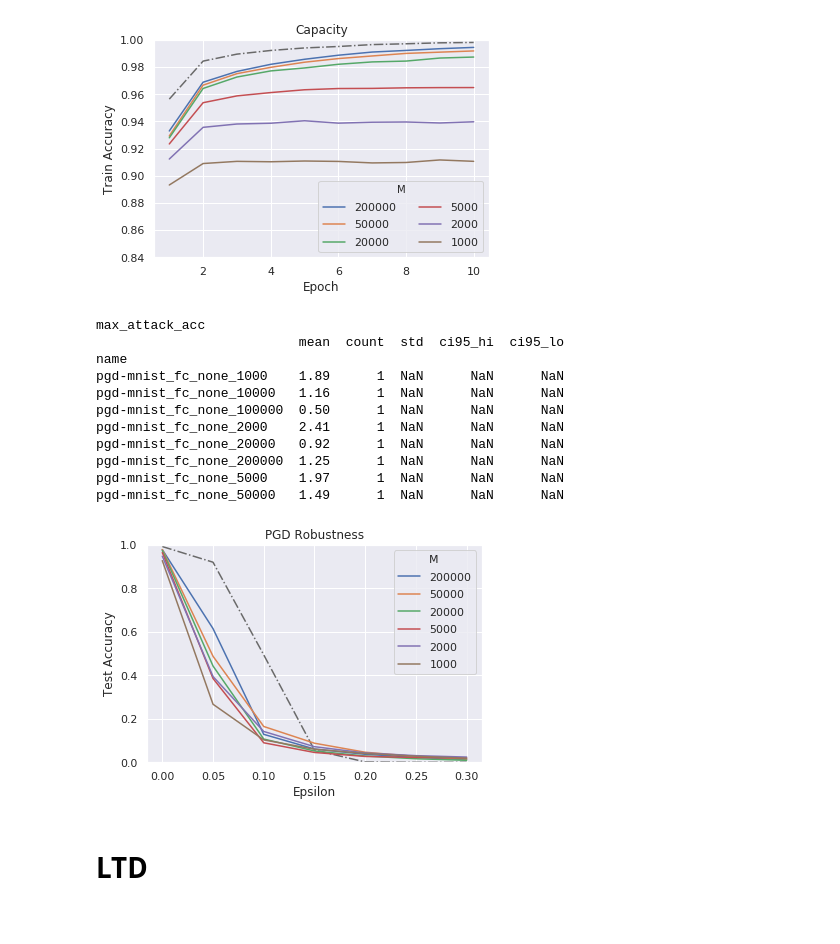
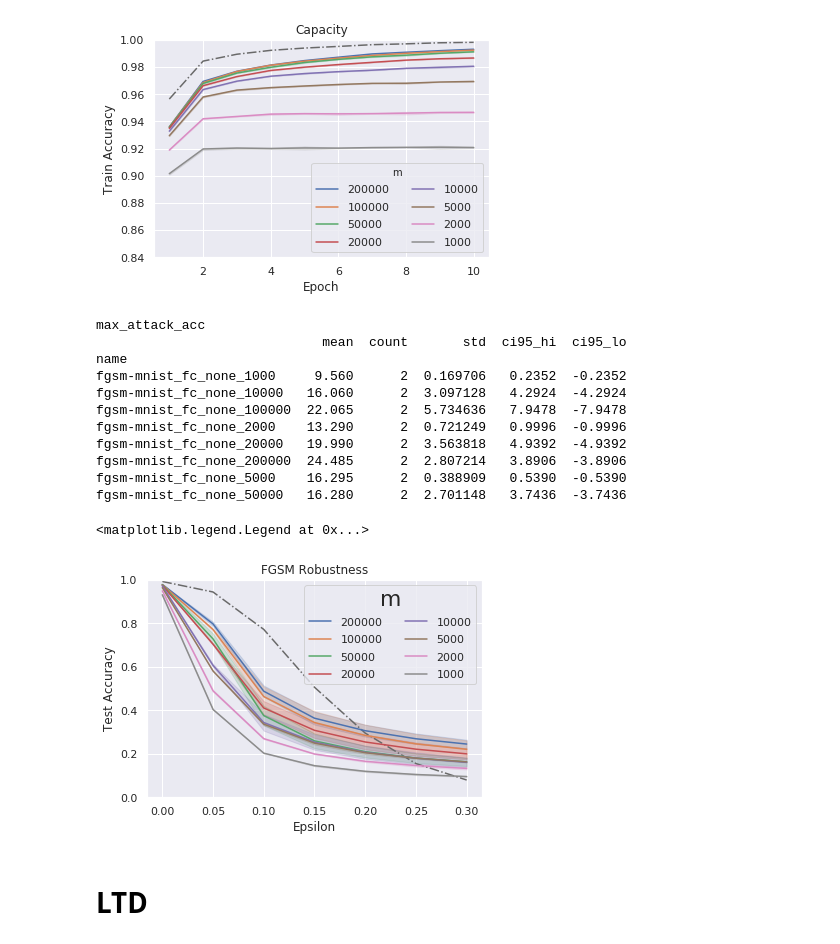
Before and after one commit to liuyuezhang/cerebellum, a Jupyter notebook: notebook/plot.ipynb, the cells around one changed output. Drawn from its saved outputs; the diff is of its cells as text; code cells hidden in the pictures.

```diff
--- a/notebook/plot.ipynb
+++ b/notebook/plot.ipynb
@@ -37,5 +37,5 @@ def calc_c95(table, value, group_name='name'):
 # %%
-name = 'mnist_fc_none_200000_0'
+name = 'cifar10_plain_none_128_0'
 
 # check id
 api = wandb.Api()
@@ -50,24 +50,26 @@ mnist_fc_none_200000_0 puq2f4zd
 # %%
+ENV = 'mnist'
+
 run_dict = {}
 
 api = wandb.Api()
 runs = api.runs("liuyuezhang/cerebellum")
 for run in runs:
-    if run.name == 'mnist_plain_none_50_0':
-        run_dict['mnist'] = run
+    if run.name.startswith(ENV + '_plain_none'):
+        run_dict[ENV] = run
         print(run.name, run.id)
-    elif run.name == 'fgsm-mnist_plain_none_50_0':
-        run_dict['fgsm-mnist'] = run
+    elif run.name.startswith('fgsm-'+ ENV + '_plain_none'):
+        run_dict['fgsm-' + ENV] = run
         print(run.name, run.id)
-    elif run.name == 'pgd-mnist_plain_none_50_0':
-        run_dict['pgd-mnist'] = run
+    elif run.name.startswith('pgd-' + ENV + '_plain_none'):
+        run_dict['pgd-' + ENV] = run
         print(run.name, run.id)
 
 baseline_dict = {}
 
 for env, run in run_dict.items():
     # train
-    if env == 'mnist':
+    if env == ENV:
         baseline = pd.DataFrame()
         history = run.history(samples=1000)
         baseline['train_acc'] = history['train_acc'].dropna()
@@ -132,7 +134,7 @@ for run in runs:
 
         best_train_acc = history['best_train_acc'].dropna().item() * 100
         best_test_acc = history['best_test_acc'].dropna().item() * 100
-        name = run.name[:-2]
+        name = env + '_' + method + '_' + ltd + '_' + str(n)
         table = table.append(pd.DataFrame(
             {'best_train_acc': best_train_acc, 'best_test_acc': best_test_acc, 'name': name}, index=[run.name]))
 
@@ -163,12 +165,12 @@ ax = sns.lineplot(x='epoch', y='train_acc', hue='', ci=95, n_boot=1000,
                   data=df)
 ax.set(title='Capacity', xlabel='Epoch', ylabel='Train Accuracy')
 plt.ylim(0.84, 1.0)
-plt.legend(loc='lower right', ncol=2, title='M')
+plt.legend(loc='lower right', ncol=2, title='m')
 plt.savefig('/home/liuyuezhangadam/Desktop/cerebellum/fig/wide_'+ENV+'.png', dpi=300)
 # %% [output]
-[figure, old version]
+[figure, new version]
 # %%
-ATTACK = 'pgd'
+ATTACK = 'fgsm'
 ENV = ATTACK + '-mnist'
 METHOD = 'fc'
 LTD = ['none']
@@ -189,39 +191,40 @@ for run in runs:
         history = run.history(samples=1000)
         temp['attack_acc'] = history['attack_acc'].dropna()
         temp['eps'] = history['eps'].dropna()
-        temp['M'] = "${}$".format(n)
+        temp[''] = "${}$".format(n)
         temp['seed'] = seed
         df = df.append(temp)
 
         max_attack_acc = history['max_attack_acc'].dropna().item() * 100
-        name = run.name[:-2]
+        name = env + '_' + method + '_' + ltd + '_' + str(n)
         table = table.append(pd.DataFrame(
             {'max_attack_acc': max_attack_acc, 'name': name}, index=[run.name]))
 
 calc_c95(table, 'max_attack_acc')
 # %% [output]
 max_attack_acc
-                          mean  count  std  ci95_hi  ci95_lo
+                             mean  count       std  ci95_hi  ci95_lo
 name
-pgd-mnist_fc_none_1000    1.89      1  NaN      NaN      NaN
-pgd-mnist_fc_none_10000   1.16      1  NaN      NaN      NaN
-pgd-mnist_fc_none_100000  0.50      1  NaN      NaN      NaN
-pgd-mnist_fc_none_2000    2.41      1  NaN      NaN      NaN
-pgd-mnist_fc_none_20000   0.92      1  NaN      NaN      NaN
-pgd-mnist_fc_none_200000  1.25      1  NaN      NaN      NaN
-pgd-mnist_fc_none_5000    1.97      1  NaN      NaN      NaN
-pgd-mnist_fc_none_50000   1.49      1  NaN      NaN      NaN
+fgsm-mnist_fc_none_1000     9.560      2  0.169706   0.2352  -0.2352
+fgsm-mnist_fc_none_10000   16.060      2  3.097128   4.2924  -4.2924
+fgsm-mnist_fc_none_100000  22.065      2  5.734636   7.9478  -7.9478
+fgsm-mnist_fc_none_2000    13.290      2  0.721249   0.9996  -0.9996
+fgsm-mnist_fc_none_20000   19.990      2  3.563818   4.9392  -4.9392
+fgsm-mnist_fc_none_200000  24.485      2  2.807214   3.8906  -3.8906
+fgsm-mnist_fc_none_5000    16.295      2  0.388909   0.5390  -0.5390
+fgsm-mnist_fc_none_50000   16.280      2  2.701148   3.7436  -3.7436
 # %%
 plt.plot(baseline_dict[ENV]['eps'], baseline_dict[ENV]['attack_acc'], '-.', color='dimgray')
-ax = sns.lineplot(x='eps', y='attack_acc', hue='M', ci=95, n_boot=1000,
+ax = sns.lineplot(x='eps', y='attack_acc', hue='', ci=95, n_boot=1000,
                   hue_order=['$200000$', '$100000$', '$50000$', '$20000$', '$10000$', '$5000$', '$2000$', '$1000$'],
                   data=df)
 ax.set(title=ATTACK.upper() + ' Robustness', xlabel='Epsilon', ylabel='Test Accuracy')
-plt.ylim(0, 1.0)
-plt.legend(loc='upper right')
-plt.savefig('/home/liuyuezhangadam/Desktop/cerebellum/fig/wide_'+ENV+'.png', dpi=300)
+plt.ylim(0, 1)
+plt.legend(loc='upper right', ncol=2, title='m')
+# plt.savefig('/home/liuyuezhangadam/Desktop/cerebellum/fig/wide_'+ENV+'.png', dpi=300)
 # %% [output]
+<matplotlib.legend.Legend at 0x...>
-[figure, old version]
+[figure, new version]
 # %% [markdown]
 # LTD
 # %%
```
Also changed, not shown: parts of 17 cells of this notebook, 9 other files.
